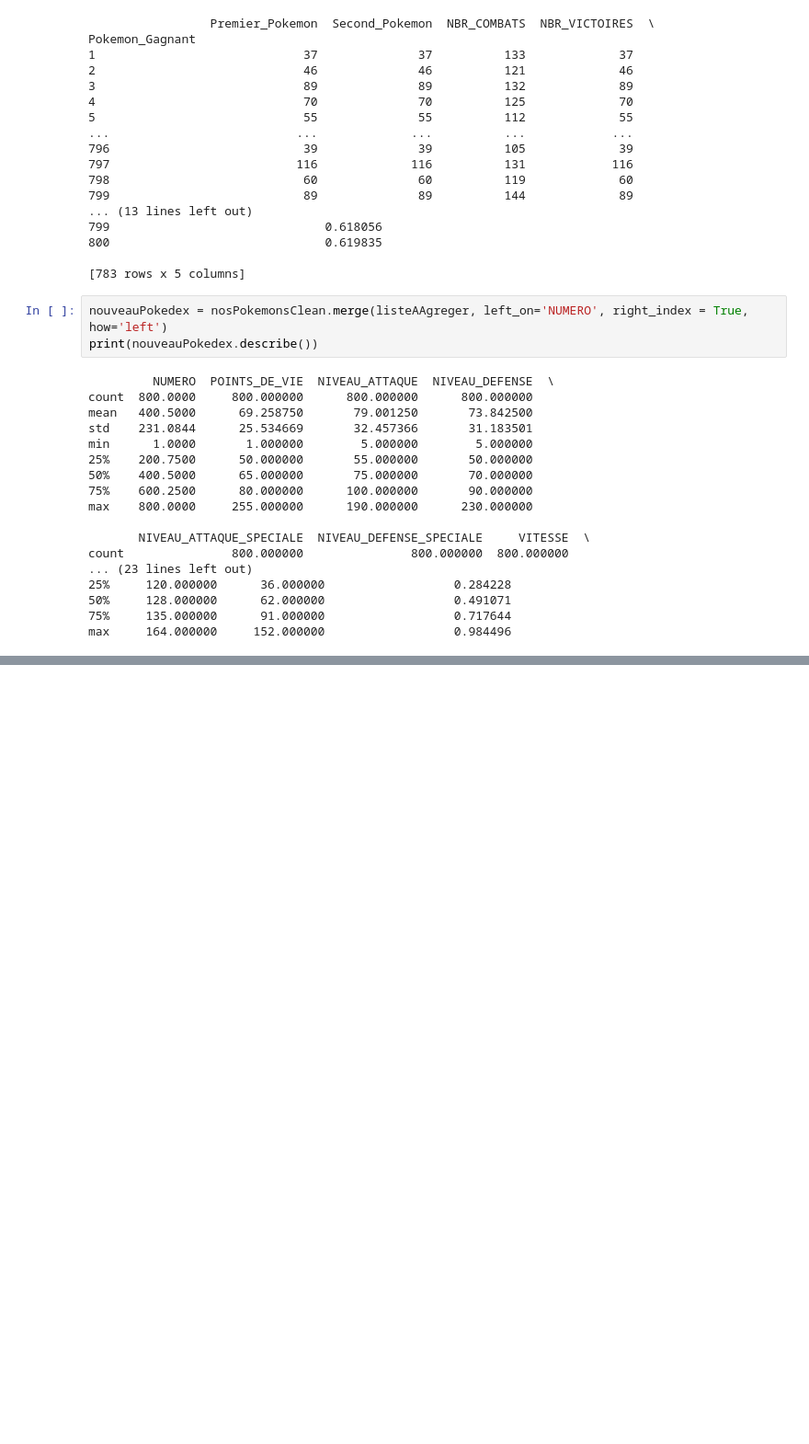
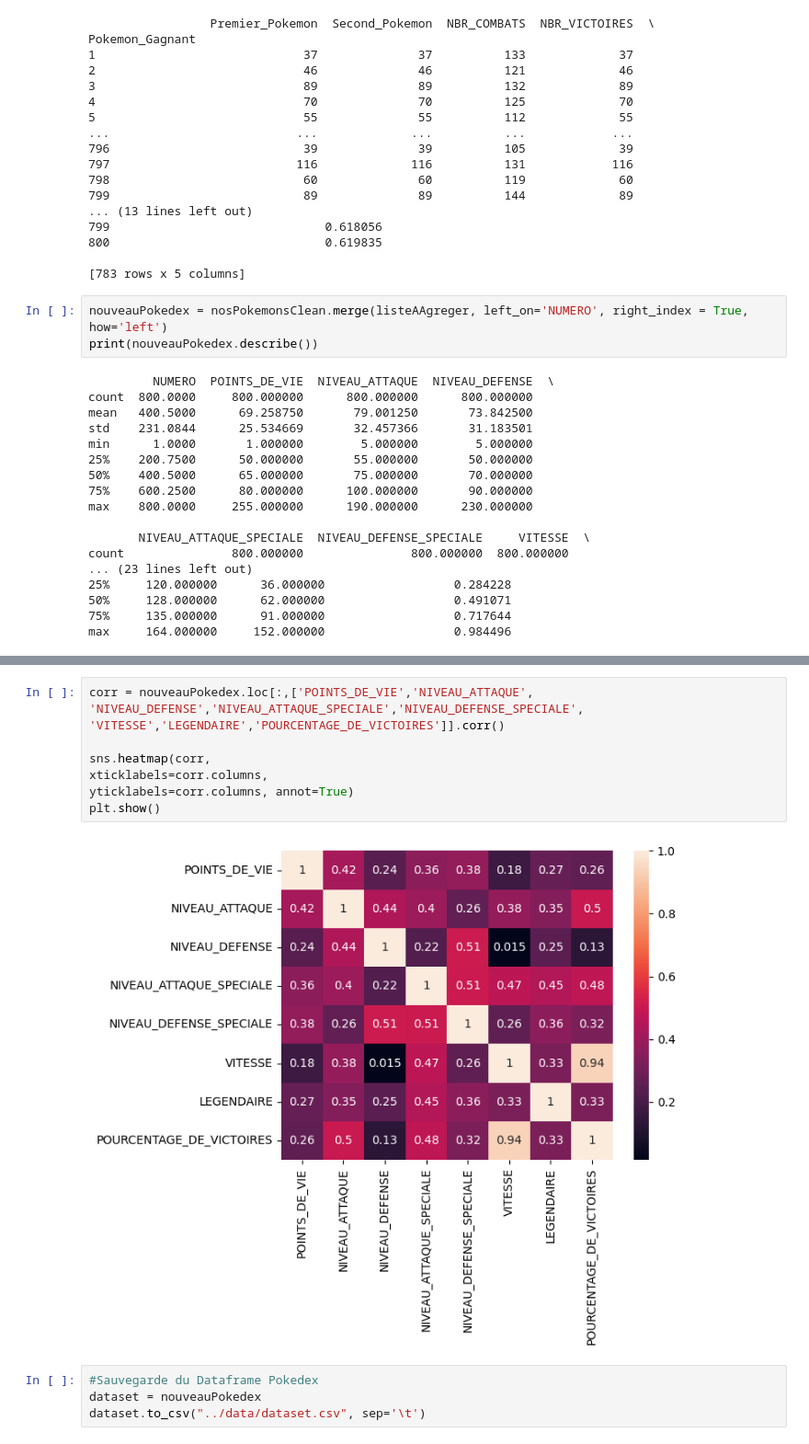
Before and after one commit to ToniEliamokhtar/420-5G4-ML, a Jupyter notebook: agent/apprentissage/partie1_2.ipynb, the cells around one changed output, grey strips where cells are left out. Shown at 92% size. Drawn from its saved outputs; the diff is of its cells as text; blank space fills up the shorter version.

```diff
--- a/agent/apprentissage/partie1_2.ipynb
+++ b/agent/apprentissage/partie1_2.ipynb
@@ -279,0 +341,15 @@ max     164.000000     152.000000                  0.984496
+# %%
+corr = nouveauPokedex.loc[:,['POINTS_DE_VIE','NIVEAU_ATTAQUE',
+'NIVEAU_DEFENSE','NIVEAU_ATTAQUE_SPECIALE','NIVEAU_DEFENSE_SPECIALE',
+'VITESSE','LEGENDAIRE','POURCENTAGE_DE_VICTOIRES']].corr()
+
+sns.heatmap(corr,
+xticklabels=corr.columns,
+yticklabels=corr.columns, annot=True)
+plt.show()
+# %% [output]
+[figure, added]
+# %%
+#Sauvegarde du Dataframe Pokedex
+dataset = nouveauPokedex
+dataset.to_csv("../data/dataset.csv", sep='\t')
```
Also changed, not shown: parts of 4 cells of this notebook, 1 other file.
